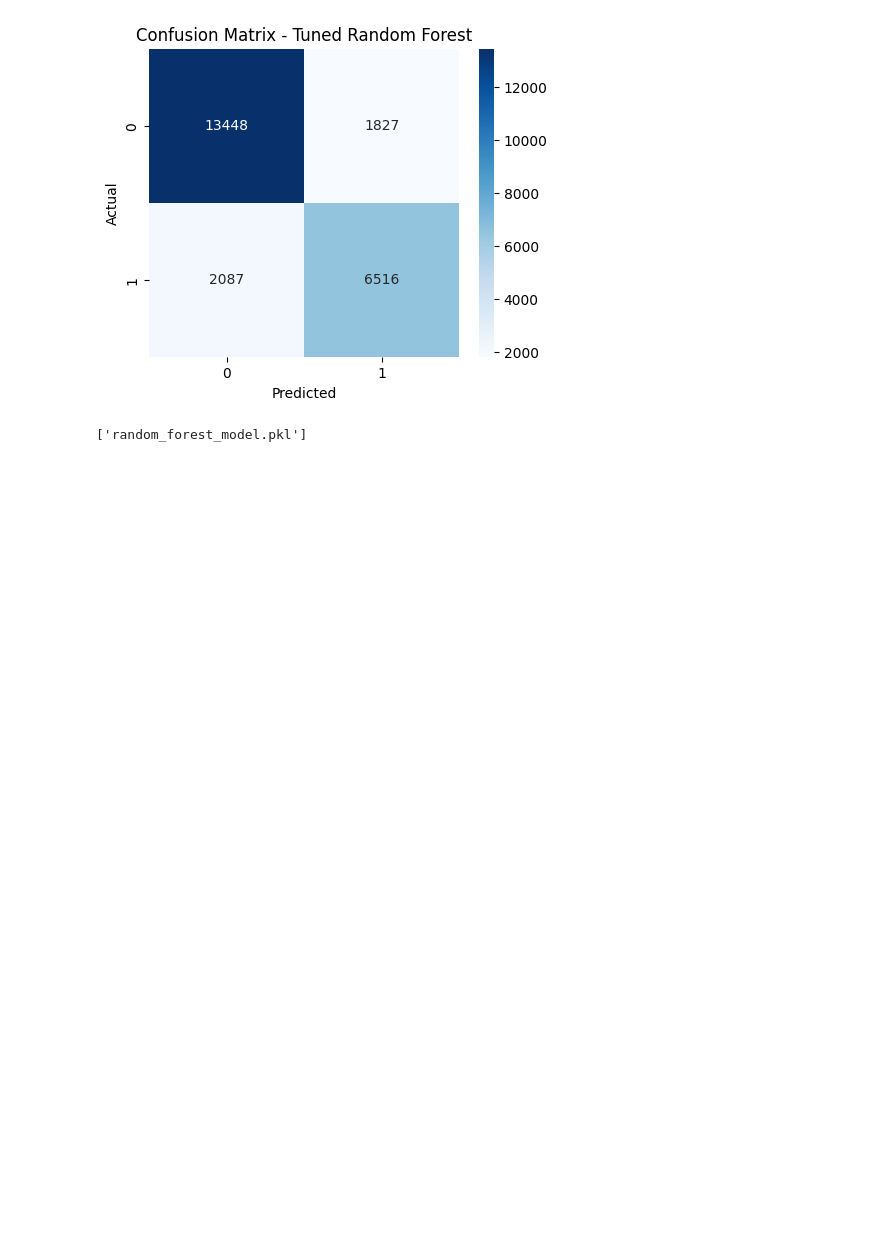
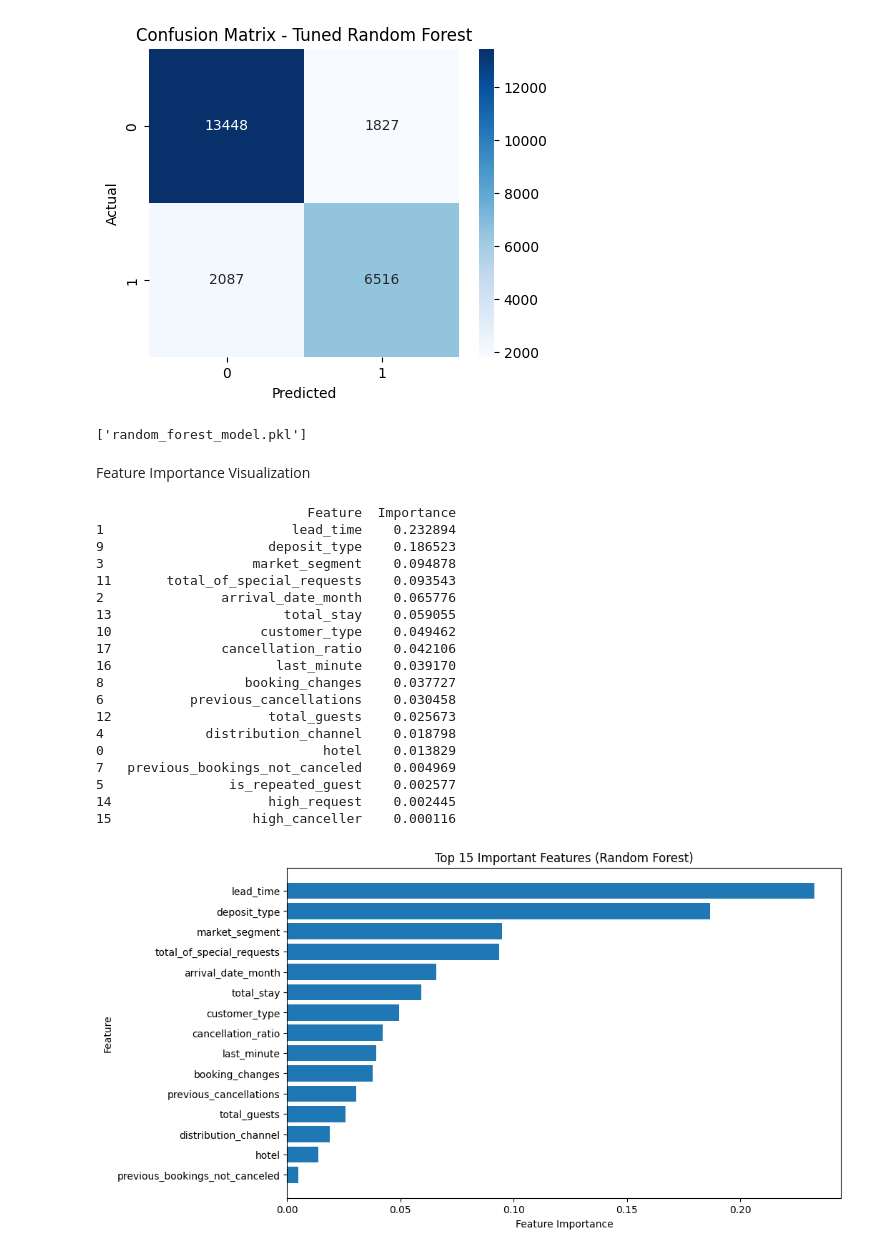
Before and after one commit to palak-verma-0309/Hotel-Booking, a Jupyter notebook: ml_model.ipynb, the cells around one changed output. Drawn from its saved outputs; the diff is of its cells as text; code cells hidden in the pictures; blank space fills up the shorter version.

Commit message:
Feature Importance Visualization

```diff
--- a/ml_model.ipynb
+++ b/ml_model.ipynb
@@ -336,3 +336,44 @@ F1 Score:  0.7690
 ROC-AUC:   0.9076
 [figure]
 ['random_forest_model.pkl']
+# %% [markdown]
+Feature Importance Visualization
+# %%
+importances = best_rf.feature_importances_
+feature_names = X_train.columns
+
+importance_df = pd.DataFrame({
+    'Feature': feature_names,
+    'Importance': importances
+}).sort_values(by='Importance', ascending=False)
+
+print(importance_df)
+
+plt.figure(figsize=(10,6))
+plt.barh(importance_df['Feature'][:15], importance_df['Importance'][:15])
+plt.gca().invert_yaxis()
+plt.title("Top 15 Important Features (Random Forest)")
+plt.xlabel("Feature Importance")
+plt.ylabel("Feature")
+plt.show()
+# %% [output]
+                           Feature  Importance
+1                        lead_time    0.232894
+9                     deposit_type    0.186523
+3                   market_segment    0.094878
+11       total_of_special_requests    0.093543
+2               arrival_date_month    0.065776
+13                      total_stay    0.059055
+10                   customer_type    0.049462
+17              cancellation_ratio    0.042106
+16                     last_minute    0.039170
+8                  booking_changes    0.037727
+6           previous_cancellations    0.030458
+12                    total_guests    0.025673
+4             distribution_channel    0.018798
+0                            hotel    0.013829
+7   previous_bookings_not_canceled    0.004969
+5                is_repeated_guest    0.002577
+14                    high_request    0.002445
+15                  high_canceller    0.000116
+[figure, added]
```
Also changed, not shown: parts of 1 cell of this notebook.
